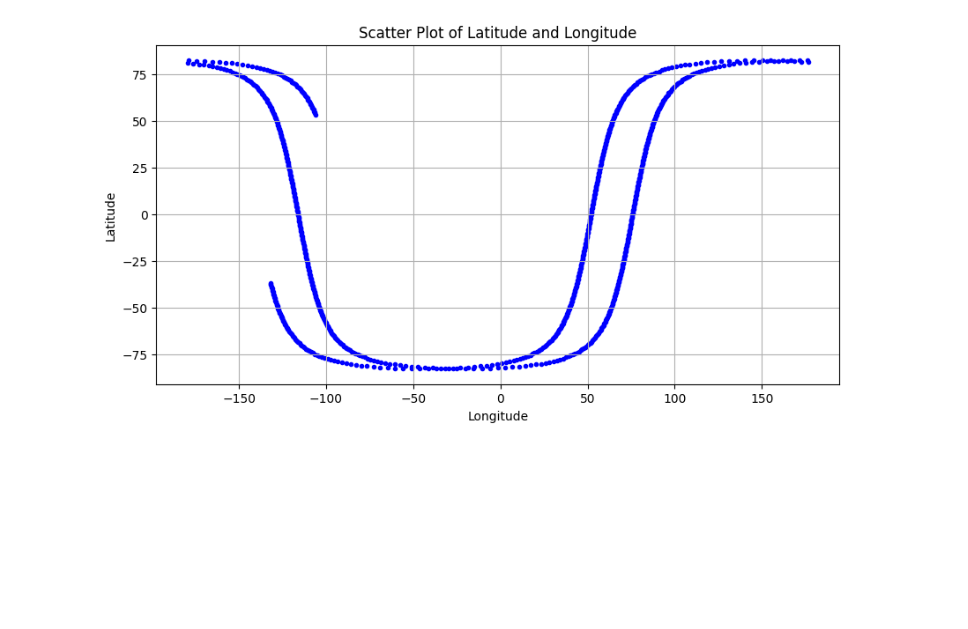
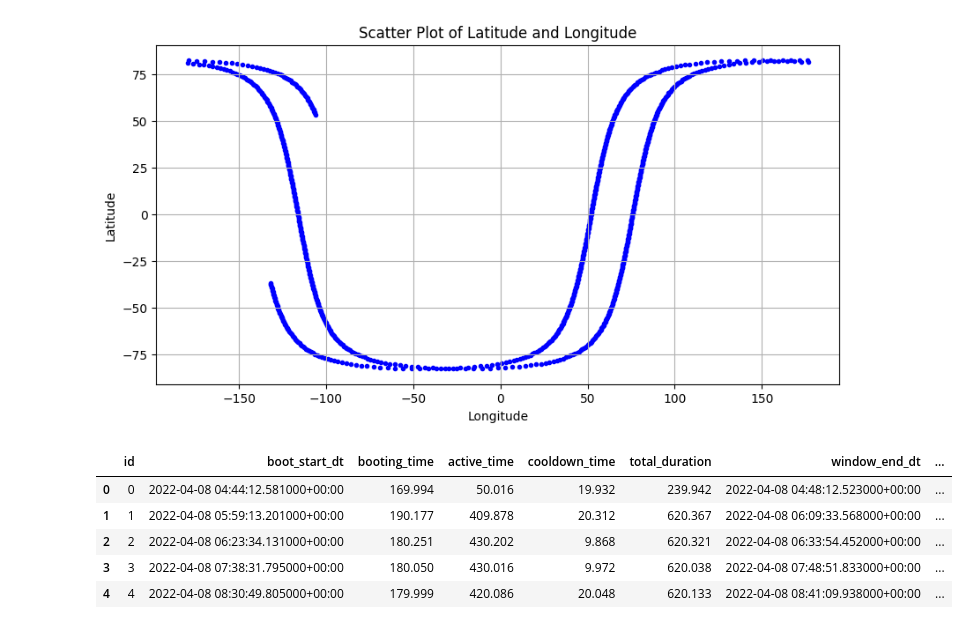
Before and after one commit to estebanfw/telemetry_analysis, a Jupyter notebook: use_orbit_predictor.ipynb, the cells around one changed output. Saved outputs shown, nothing was run; the diff lists cells and outputs as text; code cells hidden in the pictures; blank space fills up the shorter version.

```diff
--- a/use_orbit_predictor.ipynb
+++ b/use_orbit_predictor.ipynb
@@ -107,3 +107,14 @@ plt.grid(True)
 plt.show()
 # %% [output]
 [figure]
+# %%
+utdf=pd.read_pickle("full_data_frame")
+# %%
+utdf.head()
+# %% [output]
+|  | id | boot_start_dt | booting_time | active_time | cooldown_time | total_duration | window_end_dt | ... |
+| 0 | 0 | 2022-04-08 04:44:12.581000+00:00 | 169.994 | 50.016 | 19.932 | 239.942 | 2022-04-08 04:48:12.523000+00:00 | ... |
+| 1 | 1 | 2022-04-08 05:59:13.201000+00:00 | 190.177 | 409.878 | 20.312 | 620.367 | 2022-04-08 06:09:33.568000+00:00 | ... |
+| 2 | 2 | 2022-04-08 06:23:34.131000+00:00 | 180.251 | 430.202 | 9.868 | 620.321 | 2022-04-08 06:33:54.452000+00:00 | ... |
+| 3 | 3 | 2022-04-08 07:38:31.795000+00:00 | 180.050 | 430.016 | 9.972 | 620.038 | 2022-04-08 07:48:51.833000+00:00 | ... |
+| 4 | 4 | 2022-04-08 08:30:49.805000+00:00 | 179.999 | 420.086 | 20.048 | 620.133 | 2022-04-08 08:41:09.938000+00:00 | ... |
```
Also changed, not shown: parts of 10 cells of this notebook, 1 other file.
